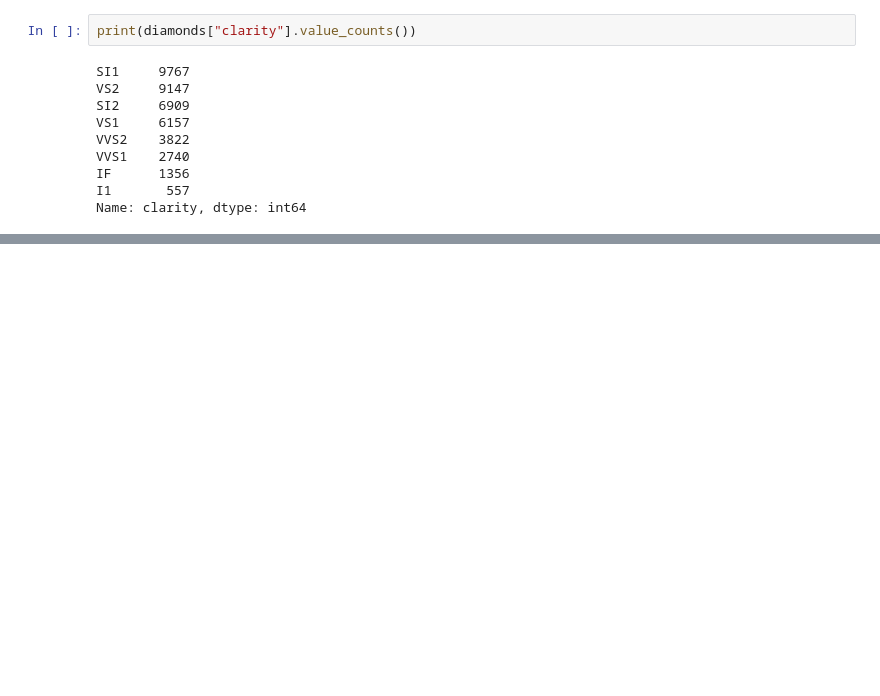
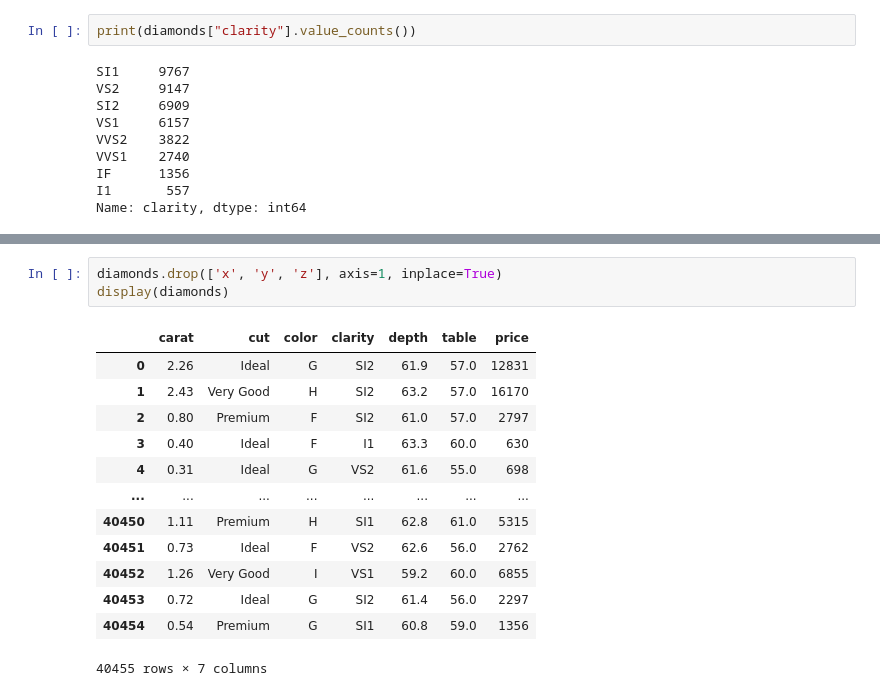
Before and after one commit to alfpml/kaggle-diamonds, a Jupyter notebook: Diamonds_1.ipynb, the cells around one changed output, grey strips where cells are left out. Saved outputs shown, nothing was run; the diff lists cells and outputs as text; blank space fills up the shorter version.

```diff
--- a/Diamonds_1.ipynb
+++ b/Diamonds_1.ipynb
@@ -96,0 +130,17 @@ Name: clarity, dtype: int64
+# %%
+diamonds.drop(['x', 'y', 'z'], axis=1, inplace=True)
+display(diamonds)
+# %% [output]
+|  | carat | cut | color | clarity | depth | table | price |
+| 0 | 2.26 | Ideal | G | SI2 | 61.9 | 57.0 | 12831 |
+| 1 | 2.43 | Very Good | H | SI2 | 63.2 | 57.0 | 16170 |
+| 2 | 0.80 | Premium | F | SI2 | 61.0 | 57.0 | 2797 |
+| 3 | 0.40 | Ideal | F | I1 | 63.3 | 60.0 | 630 |
+| 4 | 0.31 | Ideal | G | VS2 | 61.6 | 55.0 | 698 |
+| ... | ... | ... | ... | ... | ... | ... | ... |
+| 40450 | 1.11 | Premium | H | SI1 | 62.8 | 61.0 | 5315 |
+| 40451 | 0.73 | Ideal | F | VS2 | 62.6 | 56.0 | 2762 |
+| 40452 | 1.26 | Very Good | I | VS1 | 59.2 | 60.0 | 6855 |
+| 40453 | 0.72 | Ideal | G | SI2 | 61.4 | 56.0 | 2297 |
+| 40454 | 0.54 | Premium | G | SI1 | 60.8 | 59.0 | 1356 |
+40455 rows × 7 columns
```
Also changed, not shown: parts of 9 cells of this notebook.
